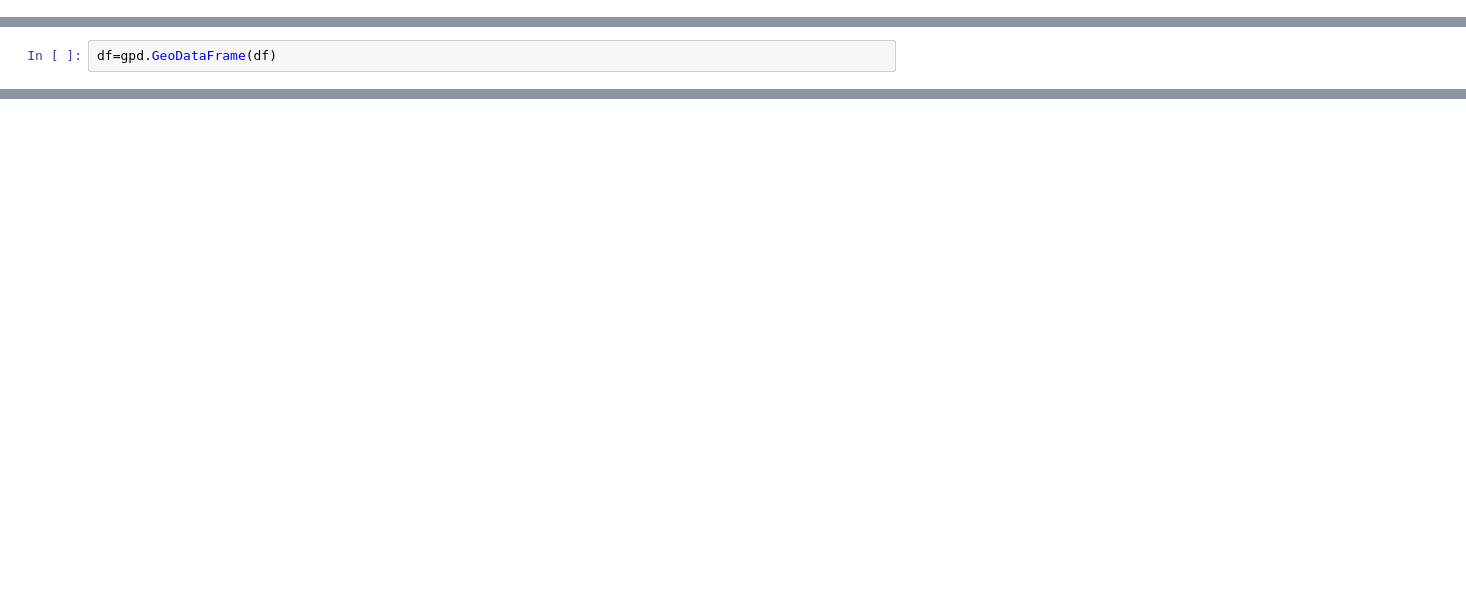
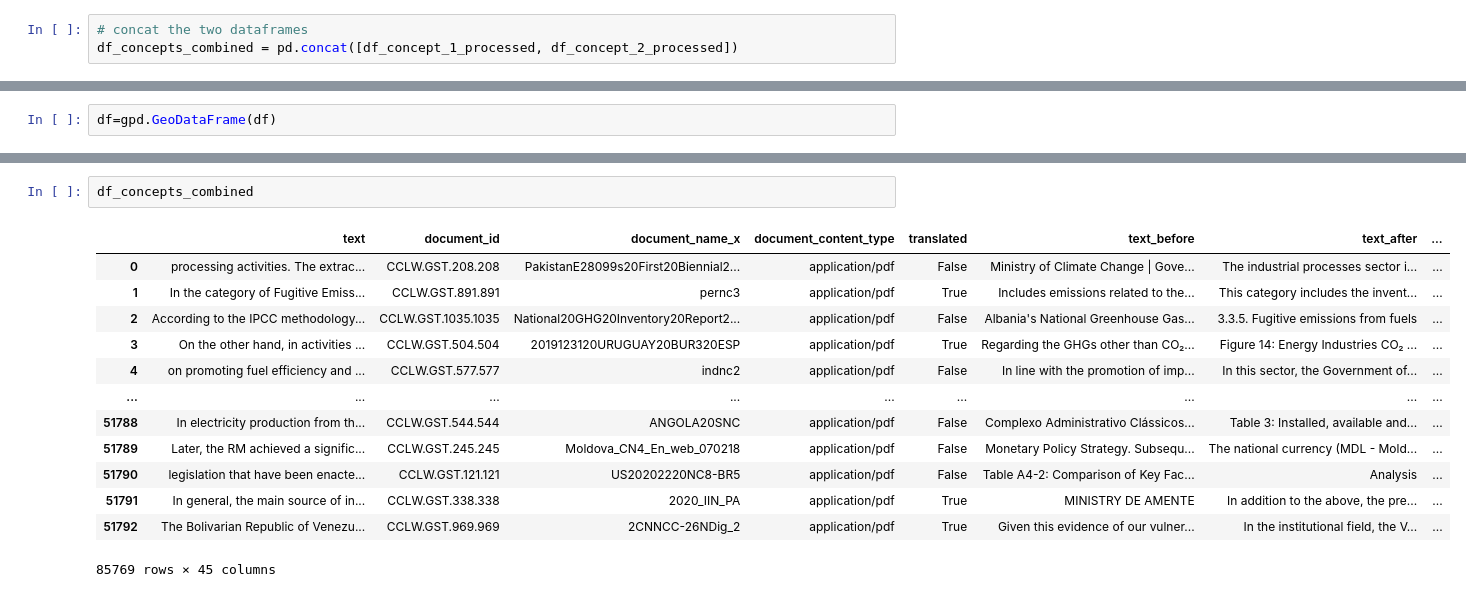
Before and after one commit to climatepolicyradar/global-stocktake, a Jupyter notebook: notebooks/co-occurrence-report.ipynb, the cells around one changed output, grey strips where cells are left out. Saved outputs shown, nothing was run; the diff lists cells and outputs as text; blank space fills up the shorter version.

```diff
--- a/notebooks/co-occurrence-report.ipynb
+++ b/notebooks/co-occurrence-report.ipynb
@@ -110,3 +85,6 @@ df_concept_2_processed = preprocess_concept_df(df_concepts_2, df_eco, df_worldba
+# %%
+# concat the two dataframes
+df_concepts_combined = pd.concat([df_concept_1_processed, df_concept_2_processed])
 # %%
 df_concepts_geoplot_1 = df_concept_1_processed.groupby(['iso_a3','Concept']).agg(
     **{'Number of mentions': ('iso_a3', 'count')},
@@ -385,0 +567,16 @@ for conc in concepts:
+# %%
+df_concepts_combined
+# %% [output]
+|  | text | document_id | document_name_x | document_content_type | translated | text_before | text_after | ... |
+| 0 | processing activities. The extrac... | CCLW.GST.208.208 | PakistanE28099s20First20Biennial2... | application/pdf | False | Ministry of Climate Change | Gove... | The industrial processes sector i... | ... |
+| 1 | In the category of Fugitive Emiss... | CCLW.GST.891.891 | pernc3 | application/pdf | True | Includes emissions related to the... | This category includes the invent... | ... |
+| 2 | According to the IPCC methodology... | CCLW.GST.1035.1035 | National20GHG20Inventory20Report2... | application/pdf | False | Albania's National Greenhouse Gas... | 3.3.5. Fugitive emissions from fuels | ... |
+| 3 | On the other hand, in activities ... | CCLW.GST.504.504 | 2019123120URUGUAY20BUR320ESP | application/pdf | True | Regarding the GHGs other than CO₂... | Figure 14: Energy Industries CO₂ ... | ... |
+| 4 | on promoting fuel efficiency and ... | CCLW.GST.577.577 | indnc2 | application/pdf | False | In line with the promotion of imp... | In this sector, the Government of... | ... |
+| ... | ... | ... | ... | ... | ... | ... | ... | ... |
+| 51788 | In electricity production from th... | CCLW.GST.544.544 | ANGOLA20SNC | application/pdf | False | Complexo Administrativo Clássicos... | Table 3: Installed, available and... | ... |
+| 51789 | Later, the RM achieved a signific... | CCLW.GST.245.245 | Moldova_CN4_En_web_070218 | application/pdf | False | Monetary Policy Strategy. Subsequ... | The national currency (MDL - Mold... | ... |
+| 51790 | legislation that have been enacte... | CCLW.GST.121.121 | US20202220NC8-BR5 | application/pdf | False | Table A4-2: Comparison of Key Fac... | Analysis | ... |
+| 51791 | In general, the main source of in... | CCLW.GST.338.338 | 2020_IIN_PA | application/pdf | True | MINISTRY DE AMENTE | In addition to the above, the pre... | ... |
+| 51792 | The Bolivarian Republic of Venezu... | CCLW.GST.969.969 | 2CNNCC-26NDig_2 | application/pdf | True | Given this evidence of our vulner... | In the institutional field, the V... | ... |
+85769 rows × 45 columns
```
Also changed, not shown: parts of 51 cells of this notebook, 2 other files.
